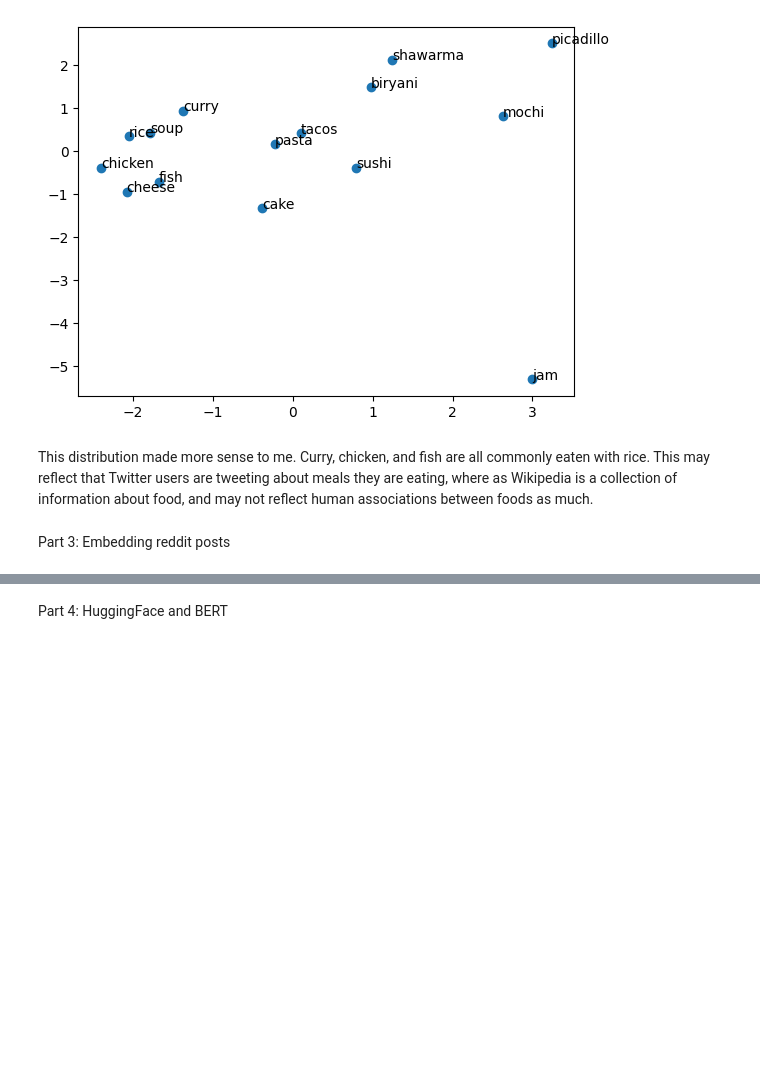
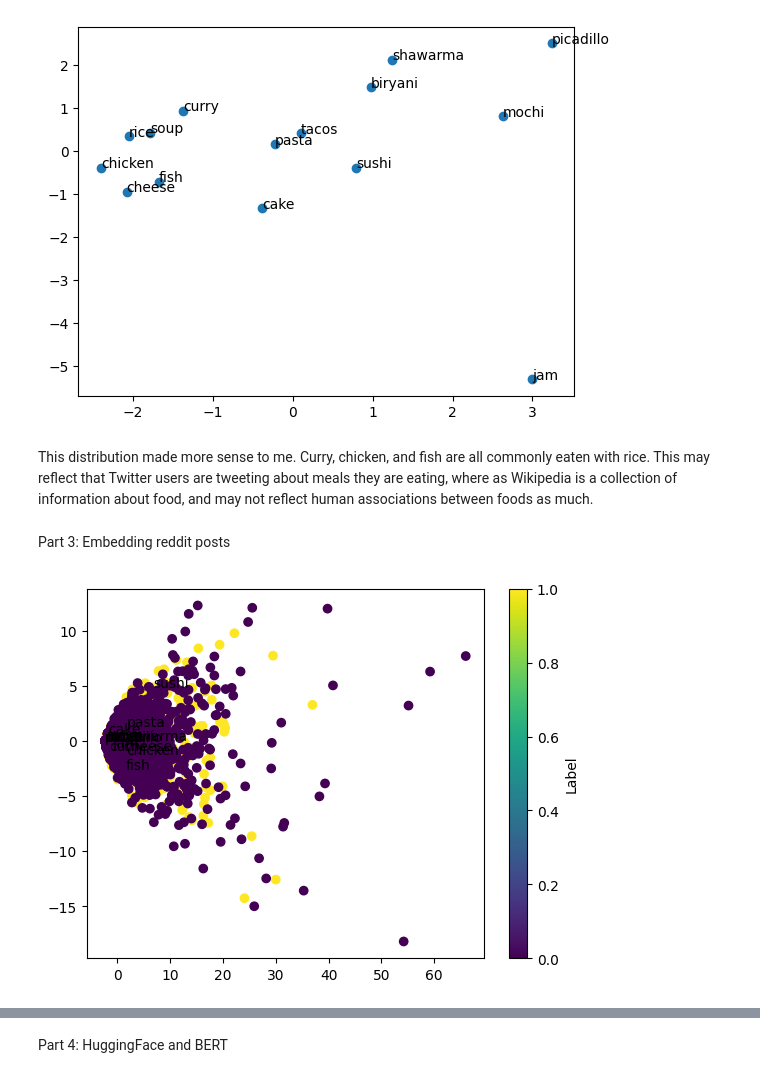
Before and after one commit to evanp28/project3-embeddings, a Jupyter notebook: project-3.ipynb, the cells around one changed output, grey strips where cells are left out. Cells and saved outputs as stored; diff of their text form; code cells hidden in the pictures; blank space fills up the shorter version.

```diff
--- a/project-3.ipynb
+++ b/project-3.ipynb
@@ -199,6 +219,24 @@ data=pd.concat([uiuc,mich])
 # %%
 #using the embedding code from last week, plot a pca of all posts in the subreddits data set
+Vectorizer = CountVectorizer(min_df=2, max_df=0.8, stop_words='english')
+
+X = vectorizer.fit_transform(data["cleaned_text"])
+
+#identify clusters of words in the word embeddings at high dimensions
+
+pca=PCA(n_components=2)
+
+X_pca=pca.fit_transform(X)
+
+plt.scatter(X_pca[:,0],X_pca[:,1],c=data['label'])
+
+for i, word in enumerate(words):
+    plt.annotate(word, (X_pca[i,0],X_pca[i,1]))
+plt.colorbar(label='Label')
+plt.show()
 
 #color by the "label" column to see if the two subreddits are separable in the embedding space
 
 # is there a clear separation between the two columns?
+# %% [output]
+[figure, added]
```
Also changed, not shown: parts of 12 cells of this notebook.
